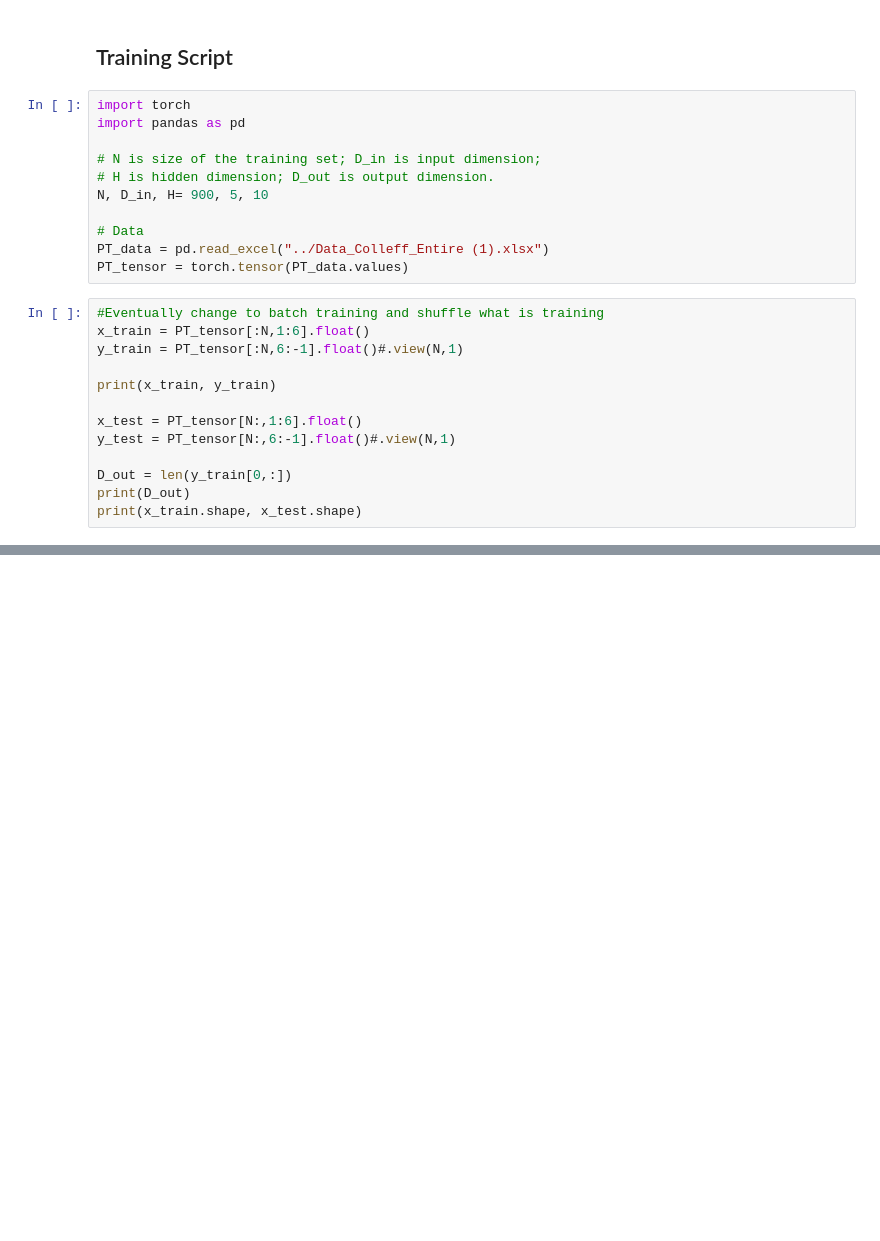
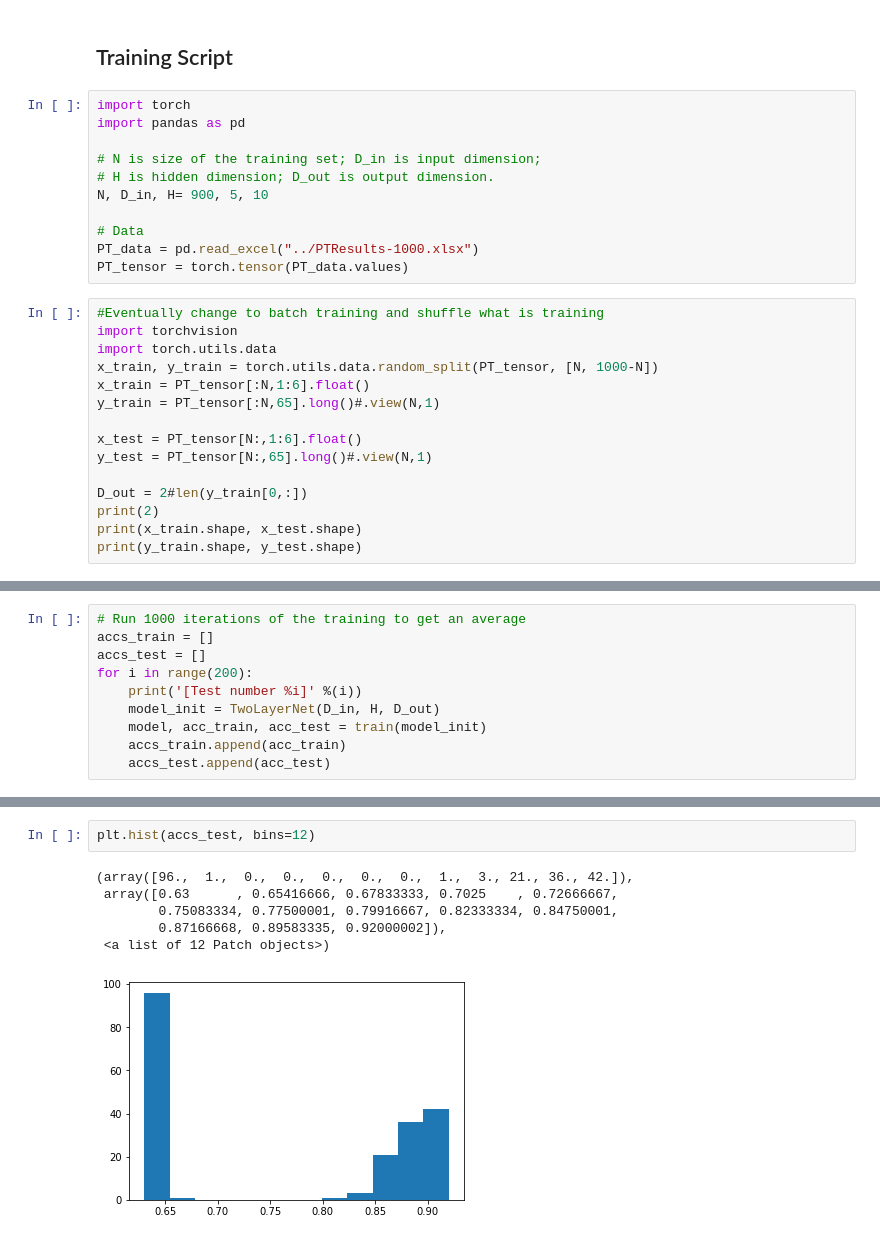
Before and after one commit to joaomiguelreis/MiND, a Jupyter notebook: deep_learning/Deep Learning.ipynb, the cells around one changed output, grey strips where cells are left out. Saved outputs shown, nothing was run; the diff lists cells and outputs as text; blank space fills up the shorter version.

Commit message:
Version of notebook with all tests

```diff
--- a/deep_learning/Deep Learning.ipynb
+++ b/deep_learning/Deep Learning.ipynb
@@ -38,19 +42,21 @@ import pandas as pd
 N, D_in, H= 900, 5, 10
 
 # Data
-PT_data = pd.read_excel("../Data_Colleff_Entire (1).xlsx")
+PT_data = pd.read_excel("../PTResults-1000.xlsx")
 PT_tensor = torch.tensor(PT_data.values)
 # %%
 #Eventually change to batch training and shuffle what is training
+import torchvision
+import torch.utils.data
+x_train, y_train = torch.utils.data.random_split(PT_tensor, [N, 1000-N])
 x_train = PT_tensor[:N,1:6].float()
-y_train = PT_tensor[:N,6:-1].float()#.view(N,1)
-
-print(x_train, y_train)
+y_train = PT_tensor[:N,65].long()#.view(N,1)
 
 x_test = PT_tensor[N:,1:6].float()
-y_test = PT_tensor[N:,6:-1].float()#.view(N,1)
+y_test = PT_tensor[N:,65].long()#.view(N,1)
 
-D_out = len(y_train[0,:])
-print(D_out)
+D_out = 2#len(y_train[0,:])
+print(2)
 print(x_train.shape, x_test.shape)
+print(y_train.shape, y_test.shape)
 # %% [output]
@@ -120,0 +106,10 @@ Testing accuracy:  169.05999755859375
+# %%
+# Run 1000 iterations of the training to get an average
+accs_train = []
+accs_test = []
+for i in range(200):
+    print('[Test number %i]' %(i))
+    model_init = TwoLayerNet(D_in, H, D_out)
+    model, acc_train, acc_test = train(model_init)
+    accs_train.append(acc_train)
+    accs_test.append(acc_test)
@@ -120,0 +134,9 @@ Testing accuracy:  169.05999755859375
+# %%
+plt.hist(accs_test, bins=12)
+# %% [output]
+(array([96.,  1.,  0.,  0.,  0.,  0.,  0.,  1.,  3., 21., 36., 42.]),
+ array([0.63      , 0.65416666, 0.67833333, 0.7025    , 0.72666667,
+        0.75083334, 0.77500001, 0.79916667, 0.82333334, 0.84750001,
+        0.87166668, 0.89583335, 0.92000002]),
+ <a list of 12 Patch objects>)
+[figure, added]
```
Also changed, not shown: parts of 27 cells of this notebook.
